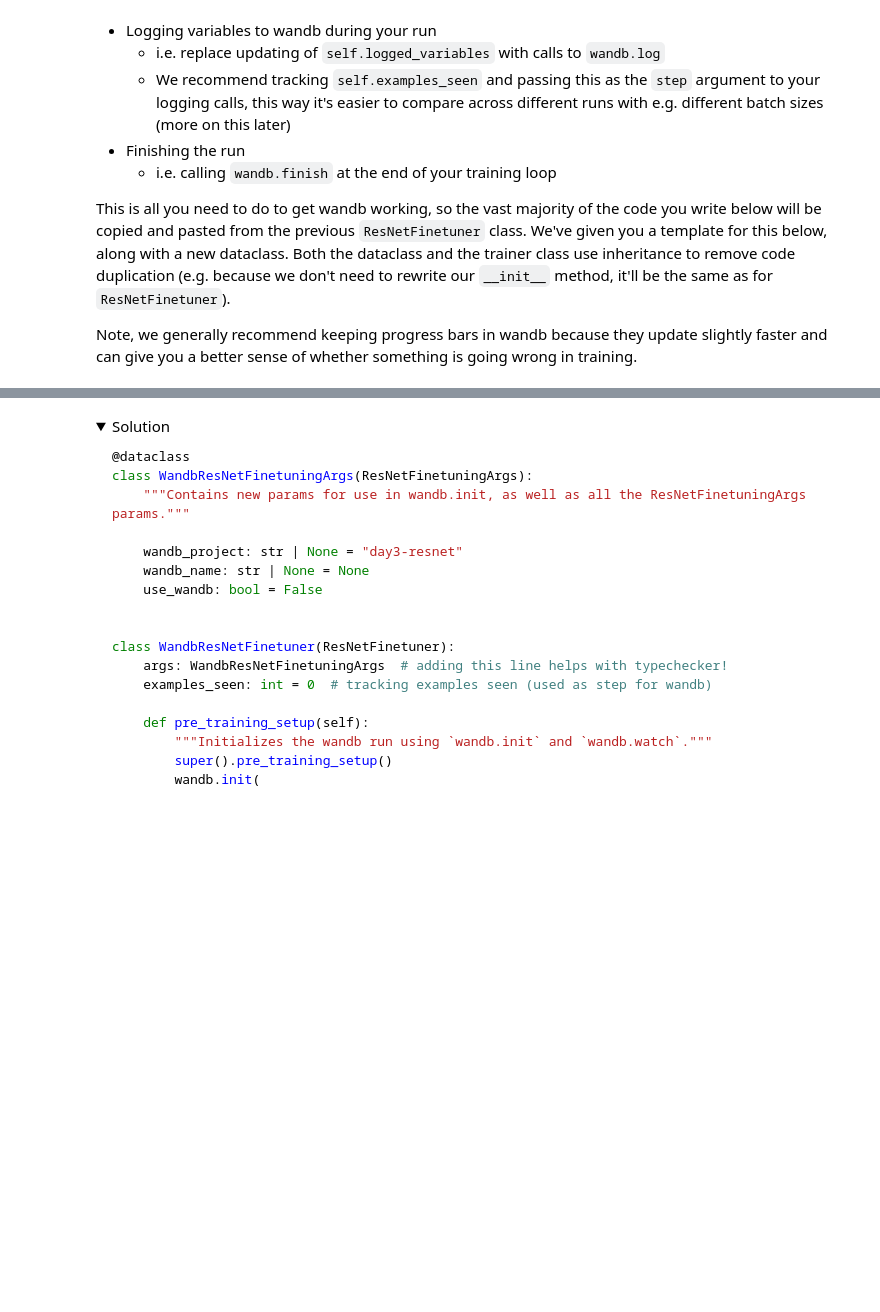
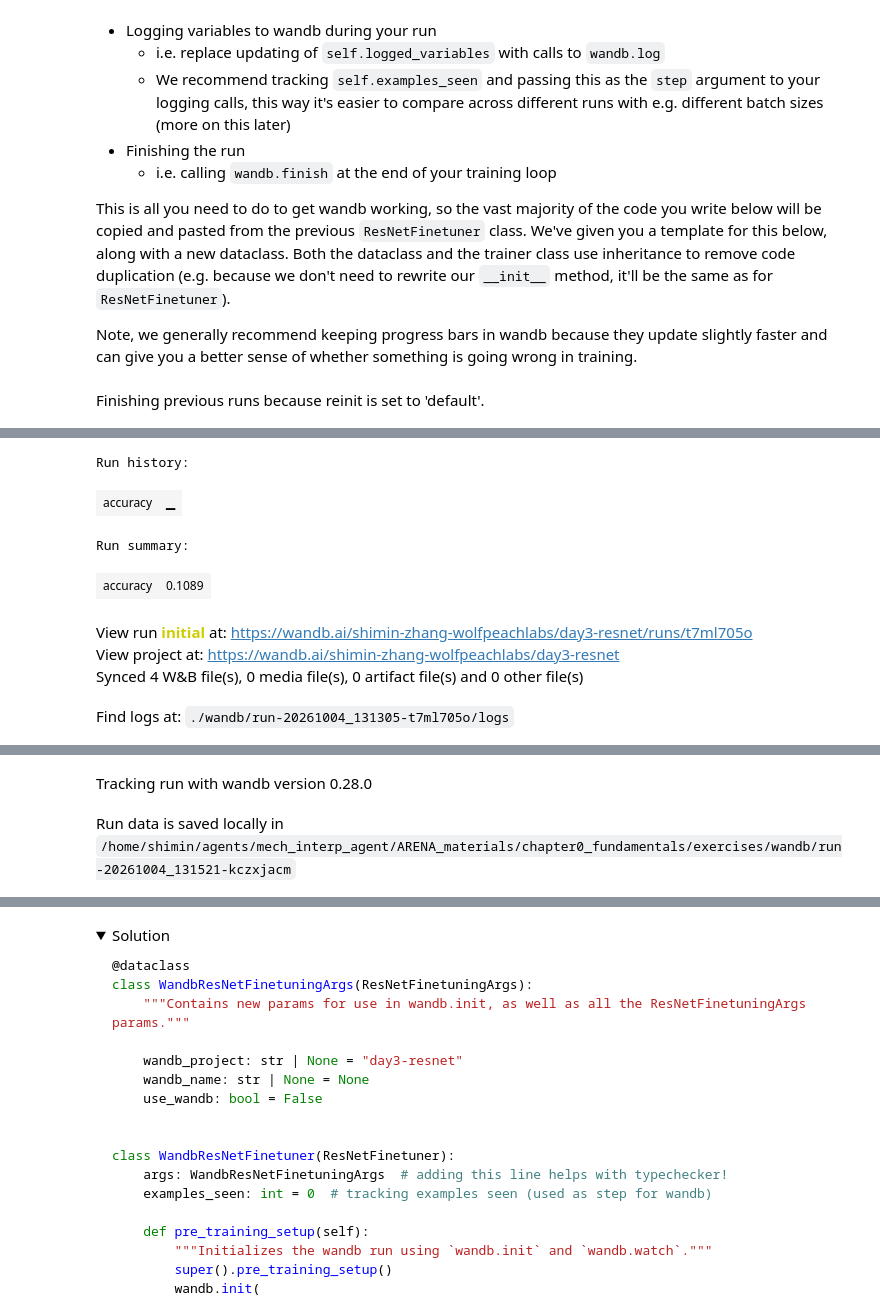
Before and after one commit to Shimin-Zhang/ARENA_Progress, a Jupyter notebook: chapter0_fundamentals/exercises/part3_optimization/0.3_Optimization_exercises.ipynb, the cells around one changed output, grey strips where cells are left out. Cells and saved outputs as stored; diff of their text form; code cells hidden in the pictures; folded sections open; blank space fills up the shorter version.

```diff
--- a/chapter0_fundamentals/exercises/part3_optimization/0.3_Optimization_exercises.ipynb
+++ b/chapter0_fundamentals/exercises/part3_optimization/0.3_Optimization_exercises.ipynb
@@ -1627,7 +1674,14 @@ class WandbResNetFinetuner(ResNetFinetuner):
     def pre_training_setup(self):
         """Initializes the wandb run using `wandb.init` and `wandb.watch`."""
         super().pre_training_setup()
-        raise NotImplementedError()
+        self.examples_seen = 0
+        wandb.init(
+            project=self.args.wandb_project,
+            name=self.args.wandb_name,
+            config = self.args,
+            mode="online" if self.args.use_wandb else "disabled"
+        )
+        wandb.watch(models=self.model.out_layers[-1], log="gradients", log_freq=100)
 
     def training_step(
         self,
@@ -1635,19 +1689,72 @@ class WandbResNetFinetuner(ResNetFinetuner):
         labels: Int[Tensor, " batch"],
     ) -> Float[Tensor, ""]:
         """Equivalent to ResNetFinetuner.training_step, but logging the loss to wandb."""
-        raise NotImplementedError()
+
+        # CPU -> GPU first, then perform preprocessing on GPU.
+        imgs = imgs.to(device)
+        labels = labels.to(device)
+        imgs = IMAGENET_TRANSFORM(imgs)
+
+        logits = self.model(imgs)
+        loss = F.cross_entropy(logits, labels)
+        loss.backward()
+        self.optimizer.step()
+        self.optimizer.zero_grad()
+
+        self.examples_seen += imgs.shape[0]
+        wandb.log(data = {"loss": loss.item()}, step=self.examples_seen)
+        return loss
 
     @t.inference_mode()
     def evaluate(self) -> float:
         """Equivalent to ResNetFinetuner.evaluate, but logging the accuracy to wandb."""
-        raise NotImplementedError()
+        self.model.eval()
+        total_correct, total_samples = 0, 0
+
+        for imgs, labels in tqdm(self.test_loader, desc="Evaluating"):
+            # CPU -> GPU first, then perform preprocessing on GPU.
+            imgs = imgs.to(device)
+            labels = labels.to(device)
+            imgs = IMAGENET_TRANSFORM(imgs)
+
+            logits = self.model(imgs)
+            total_correct += (logits.argmax(dim=1) == labels).sum().item()
+            total_samples += len(imgs)
+
+        accuracy = total_correct / total_samples
+        wandb.log(data = {"accuracy": accuracy}, step= self.examples_seen)
+        return accuracy
 
     def train(self) -> None:
         """Equivalent to ResNetFinetuner.train, but with wandb integration."""
         self.pre_training_setup()
-        raise NotImplementedError()
+
+        accuracy = self.evaluate()
+
+        for epoch in range(self.args.epochs):
+            self.model.train()
+
+            pbar = tqdm(self.train_loader, desc="Training")
+            for imgs, labels in pbar:
+                loss = self.training_step(imgs, labels)
+                pbar.set_postfix(
+                    loss=f"{loss:.3f}",
+                    ex_seen=f"{self.examples_seen:06}",
+                    refresh=False,
+                )
+
+            accuracy = self.evaluate()
+            pbar.set_postfix(
+                loss=f"{loss:.3f}",
+                accuracy=f"{accuracy:.2f}",
+                ex_seen=f"{self.examples_seen:06}",
+            )
+        wandb.finish()
+        return self.logged_variables
 
 
-args = WandbResNetFinetuningArgs(use_wandb=False)
+args = WandbResNetFinetuningArgs(wandb_name="initial", use_wandb=True)
 trainer = WandbResNetFinetuner(args)
 trainer.train()
+# %% [output]
+Finishing previous runs because reinit is set to 'default'.
@@ -1653,0 +1762,8 @@ trainer.train()
+Run history:
+| accuracy | ▁ |
+Run summary:
+| accuracy | 0.1089 |
+View run initial at: https://wandb.ai/shimin-zhang-wolfpeachlabs/day3-resnet/runs/t7ml705o
+View project at: https://wandb.ai/shimin-zhang-wolfpeachlabs/day3-resnet
+Synced 4 W&B file(s), 0 media file(s), 0 artifact file(s) and 0 other file(s)
+Find logs at: ./wandb/run-20261004_131305-t7ml705o/logs
@@ -1653,0 +1771,2 @@ trainer.train()
+Tracking run with wandb version 0.28.0
+Run data is saved locally in /home/shimin/agents/mech_interp_agent/ARENA_materials/chapter0_fundamentals/exercises/wandb/run-20261004_131521-kczxjacm
```
Also changed, not shown: parts of 7 cells of this notebook.
